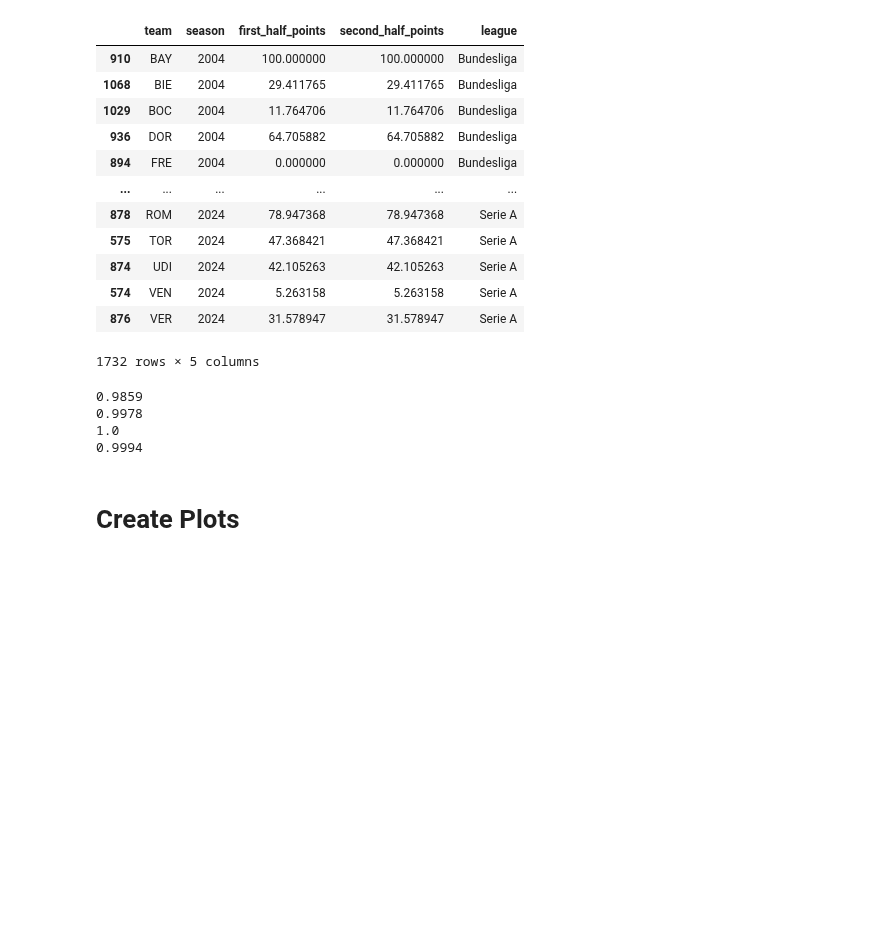
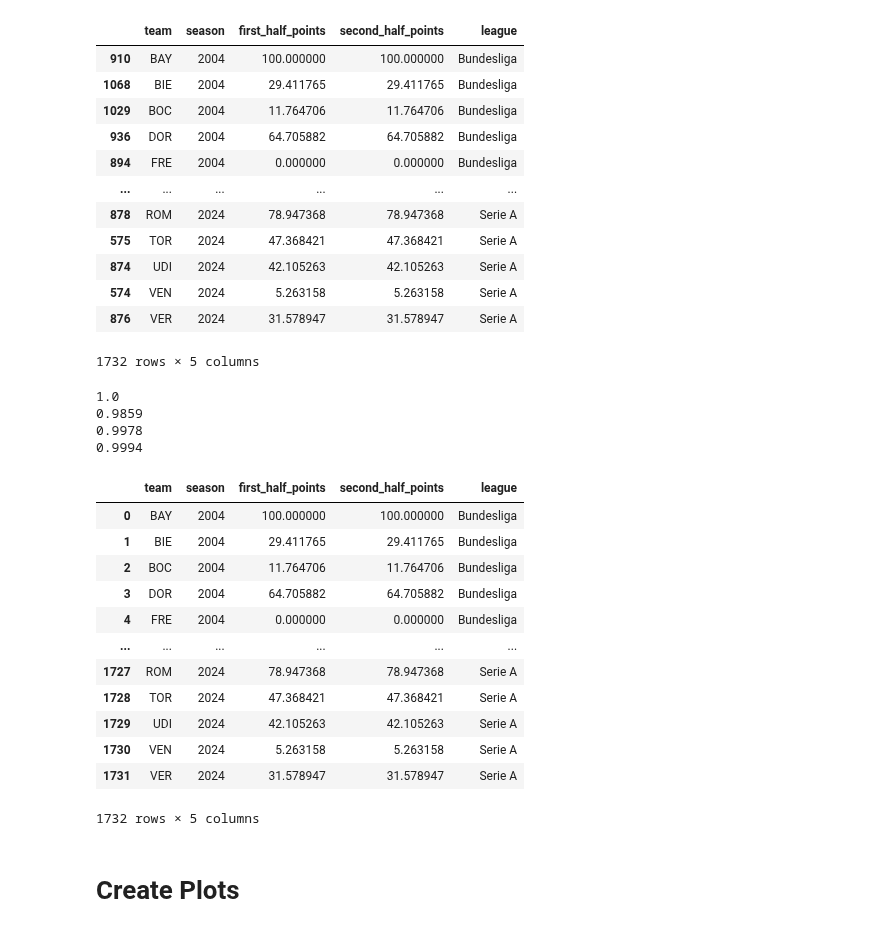
Before and after one commit to mikeyautorino2/skillvsluck, a Jupyter notebook: output/european_soccer_leagues/correlations/correlations.ipynb, the cells around one changed output. Saved outputs shown, nothing was run; the diff lists cells and outputs as text; code cells hidden in the pictures; blank space fills up the shorter version.

```diff
--- a/output/european_soccer_leagues/correlations/correlations.ipynb
+++ b/output/european_soccer_leagues/correlations/correlations.ipynb
@@ -138,18 +138,32 @@ allleagues
 # %%
 # Testing the spearman correlations
 
-allleagues = pd.read_csv("/Users/joeyli/skillvsluck/output/european_soccer/figures/correlations/skilled_correlations/skill_league_correlation_metrics.csv")
+allleagues = pd.read_csv("/Users/joeyli/skillvsluck/output/european_soccer_leagues/correlations/skilled_correlations/skill_league_correlation_metrics.csv")
 for league in league_data:
     #df = league_data[league] #normal leagues
     df = allleagues[allleagues["league"] ==league].copy() # skilled leagues
     spearman = df.drop(columns=["league", "team", "season"])
     corr = spearman.corr("spearman").iloc[1, 0].round(4)
     print(corr)
+allleagues
 # %% [output]
+1.0
 0.9859
 0.9978
-1.0
 0.9994
+|  | team | season | first_half_points | second_half_points | league |
+| 0 | BAY | 2004 | 100.000000 | 100.000000 | Bundesliga |
+| 1 | BIE | 2004 | 29.411765 | 29.411765 | Bundesliga |
+| 2 | BOC | 2004 | 11.764706 | 11.764706 | Bundesliga |
+| 3 | DOR | 2004 | 64.705882 | 64.705882 | Bundesliga |
+| 4 | FRE | 2004 | 0.000000 | 0.000000 | Bundesliga |
+| ... | ... | ... | ... | ... | ... |
+| 1727 | ROM | 2024 | 78.947368 | 78.947368 | Serie A |
+| 1728 | TOR | 2024 | 47.368421 | 47.368421 | Serie A |
+| 1729 | UDI | 2024 | 42.105263 | 42.105263 | Serie A |
+| 1730 | VEN | 2024 | 5.263158 | 5.263158 | Serie A |
+| 1731 | VER | 2024 | 31.578947 | 31.578947 | Serie A |
+1732 rows × 5 columns
 # %% [markdown]
 # Create Plots
 # %%
```
Also changed, not shown: parts of 5 cells of this notebook, 5 other files.
